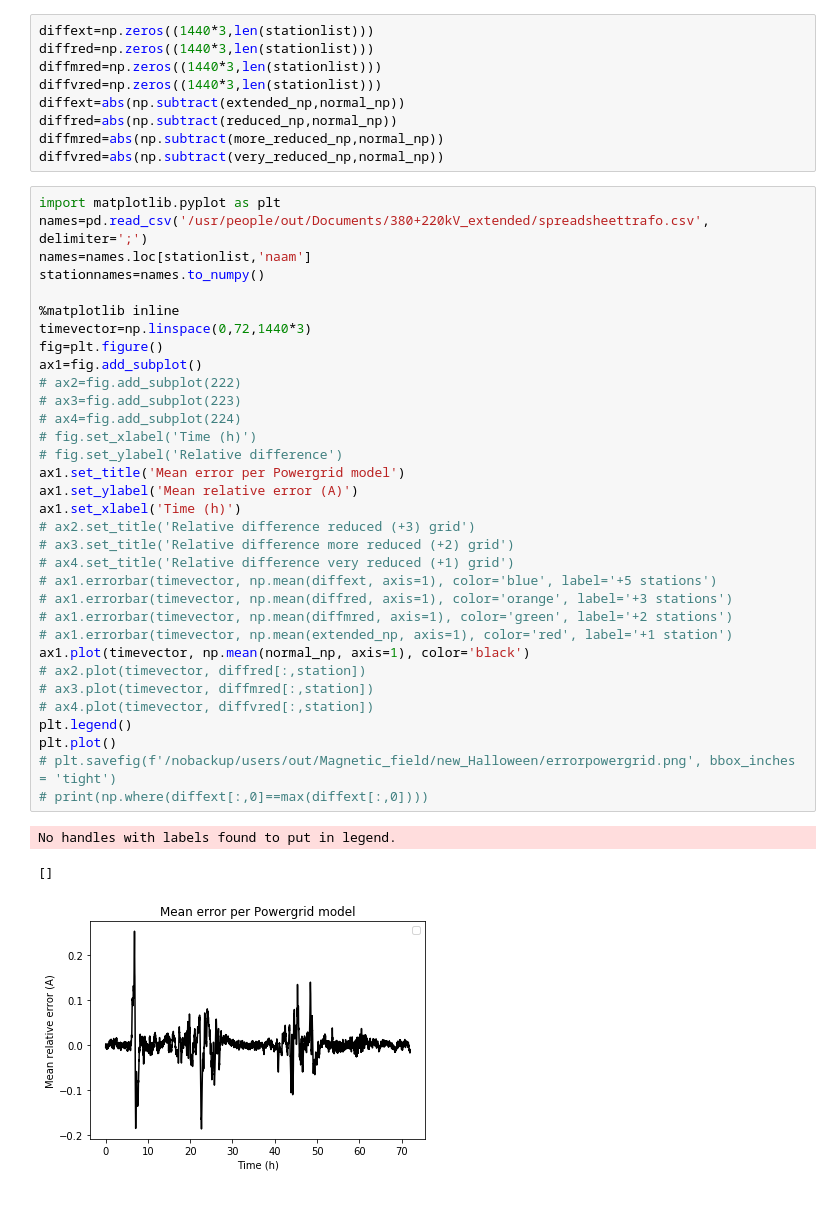
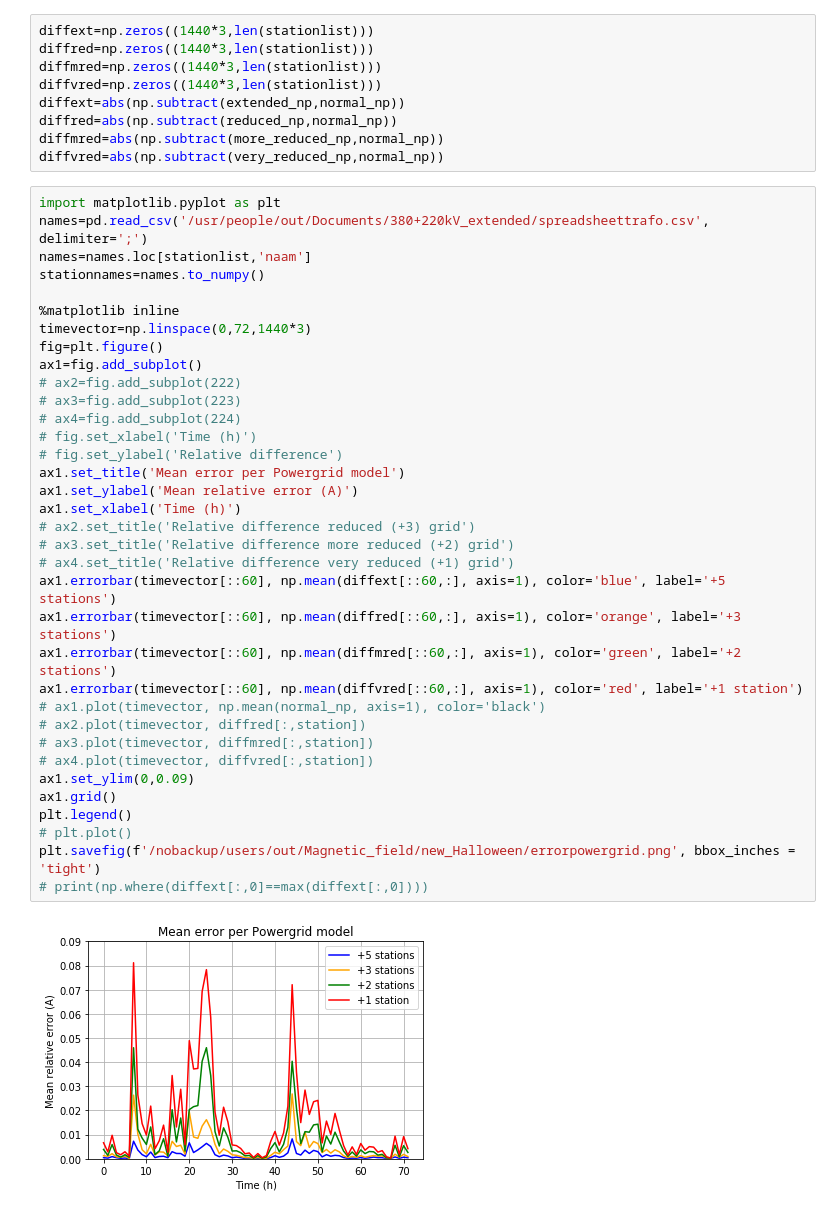
Before and after one commit to outfrenk/Dutch_GIC, a Jupyter notebook: partial_code/Percentages.ipynb, the cells around one changed output. Drawn from its saved outputs; the diff is of its cells as text.

```diff
--- a/partial_code/Percentages.ipynb
+++ b/partial_code/Percentages.ipynb
@@ -58,37 +58,37 @@ diffvred=abs(np.subtract(very_reduced_np,normal_np))
 # %%
 import matplotlib.pyplot as plt
 names=pd.read_csv('/usr/people/out/Documents/380+220kV_extended/spreadsheettrafo.csv', delimiter=';')
 names=names.loc[stationlist,'naam']
 stationnames=names.to_numpy()
 
 %matplotlib inline
 timevector=np.linspace(0,72,1440*3)
 fig=plt.figure()
 ax1=fig.add_subplot()
 # ax2=fig.add_subplot(222)
 # ax3=fig.add_subplot(223)
 # ax4=fig.add_subplot(224)
 # fig.set_xlabel('Time (h)')
 # fig.set_ylabel('Relative difference')
 ax1.set_title('Mean error per Powergrid model')
 ax1.set_ylabel('Mean relative error (A)')
 ax1.set_xlabel('Time (h)')
 # ax2.set_title('Relative difference reduced (+3) grid')
 # ax3.set_title('Relative difference more reduced (+2) grid')
 # ax4.set_title('Relative difference very reduced (+1) grid')
-# ax1.errorbar(timevector, np.mean(diffext, axis=1), color='blue', label='+5 stations')
-# ax1.errorbar(timevector, np.mean(diffred, axis=1), color='orange', label='+3 stations')
-# ax1.errorbar(timevector, np.mean(diffmred, axis=1), color='green', label='+2 stations')
-# ax1.errorbar(timevector, np.mean(extended_np, axis=1), color='red', label='+1 station')
-ax1.plot(timevector, np.mean(normal_np, axis=1), color='black')
+ax1.errorbar(timevector[::60], np.mean(diffext[::60,:], axis=1), color='blue', label='+5 stations')
+ax1.errorbar(timevector[::60], np.mean(diffred[::60,:], axis=1), color='orange', label='+3 stations')
+ax1.errorbar(timevector[::60], np.mean(diffmred[::60,:], axis=1), color='green', label='+2 stations')
+ax1.errorbar(timevector[::60], np.mean(diffvred[::60,:], axis=1), color='red', label='+1 station')
+# ax1.plot(timevector, np.mean(normal_np, axis=1), color='black')
 # ax2.plot(timevector, diffred[:,station])
 # ax3.plot(timevector, diffmred[:,station])
 # ax4.plot(timevector, diffvred[:,station])
+ax1.set_ylim(0,0.09)
+ax1.grid()
 plt.legend()
-plt.plot()
-# plt.savefig(f'/nobackup/users/out/Magnetic_field/new_Halloween/errorpowergrid.png', bbox_inches = 'tight')
+# plt.plot()
+plt.savefig(f'/nobackup/users/out/Magnetic_field/new_Halloween/errorpowergrid.png', bbox_inches = 'tight')
 # print(np.where(diffext[:,0]==max(diffext[:,0])))
 # %% [output]
-No handles with labels found to put in legend.
-[]
-[figure, old version]
+[figure, new version]
```
Also changed, not shown: 2 other files.
